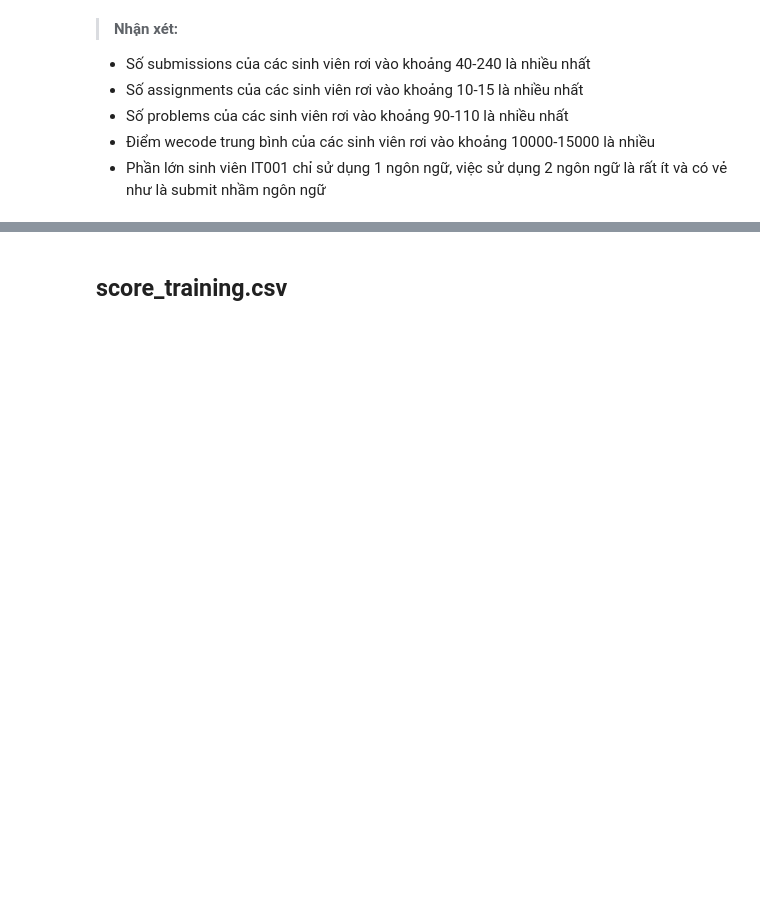
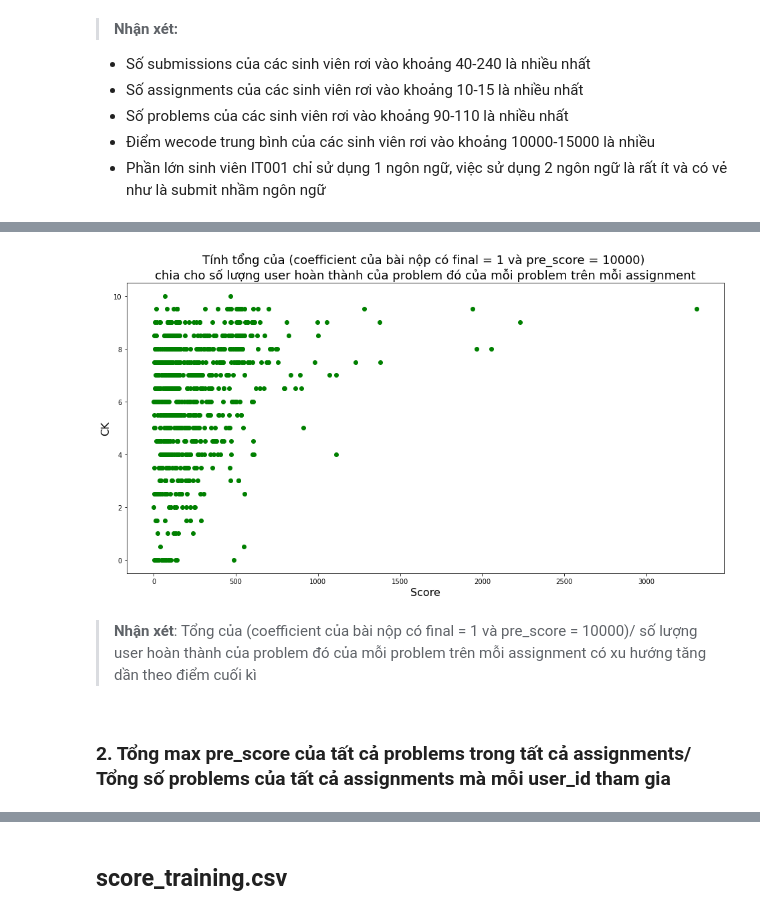
Before and after one commit to UIT-19521183/CS114.L21-MachineLearning, a Jupyter notebook: Colab assignments/3) Predicting students' final exam scores from wecode data/predict_final_score1.ipynb, the cells around one changed output, grey strips where cells are left out. Cells and saved outputs as stored; diff of their text form; code cells hidden in the pictures; blank space fills up the shorter version.

```diff
--- a/Colab assignments/3) Predicting students' final exam scores from wecode data/predict_final_score1.ipynb
+++ b/Colab assignments/3) Predicting students' final exam scores from wecode data/predict_final_score1.ipynb
@@ -244,0 +199,19 @@ Input.loc[(Input['is_final'] == 1) & (Input['pre_score'] == 10000), ['user_id',
+# %%
+#Tính tổng số lượng user hoàn thành của mỗi problem trên mỗi assignment.
+sum_user_done_problem = Input.loc[(Input['is_final'] == 1) & (Input['pre_score'] == 10000), ['user_id', 'problem_id', 'assignment_id']]\
+                             .groupby(['assignment_id', 'problem_id'],  as_index=False)\
+                             .count()
+sum_user_done_problem.rename(columns = {'user_id': 'total_id'}, inplace = True)
+
+#tính hệ số quyết định trình độ của một sinh viên dựa trên tổng của (coefficient của bài nộp có final = 1 và pre_score = 10000) chia cho số lượng user hoàn thành của problem đó của mỗi problem trên mỗi assignment
+
+# merge hai bảng Input và sum_user_done_problem để có số lượng user hoàn thành của mỗi problem trên mỗi bài hoàn thành.
+factor_score = Input.loc[(Input['is_final'] == 1) & (Input['pre_score'] == 10000), ['user_id', 'problem_id', 'assignment_id', 'coefficient']]\
+             .merge(sum_user_done_problem, on = ['assignment_id', 'problem_id'])
+#chuyển coefficient thành float và 'error' thành 0
+factor_score['coefficient'] = factor_score['coefficient'].apply(lambda x: 0 if x == 'error' else float(x))
+#tính điểm bằng coefficient chia cho tổng user hoàn thành problem đó
+factor_score['Score'] = factor_score['coefficient']/factor_score['total_id']
+#groupby user_id theo tổng của Score.
+factor_score = factor_score[['user_id', 'Score']].groupby(['user_id'],  as_index=False).sum()
+factor_score
@@ -244,0 +232,4 @@ Input.loc[(Input['is_final'] == 1) & (Input['pre_score'] == 10000), ['user_id',
+# %%
+#merge 2 data score vaf Output để có thêm điểm cuối kì
+merge_result = merge_dataframe(Output, factor_score)
+merge_result
@@ -244,0 +250,11 @@ Input.loc[(Input['is_final'] == 1) & (Input['pre_score'] == 10000), ['user_id',
+# %%
+# Vẽ biểu đồ
+scatter_plot(merge_result['Score'], merge_result['CK'], 'Tính tổng của (coefficient của bài nộp có final = 1 và pre_score = 10000) \nchia cho số lượng user hoàn thành của problem đó của mỗi problem trên mỗi assignment')
+# %% [output]
+[figure, added]
+# %% [markdown]
+
+
+> **Nhận xét**: Tổng của (coefficient của bài nộp có final = 1 và pre_score = 10000)/ số lượng user hoàn thành của problem đó của mỗi problem trên mỗi assignment có xu hướng tăng dần theo điểm cuối kì
+# %% [markdown]
+### 2. Tổng max pre_score của tất cả problems trong tất cả assignments/ Tổng số problems của tất cả assignments mà mỗi user_id tham gia
```
Also changed, not shown: parts of 64 cells of this notebook.
